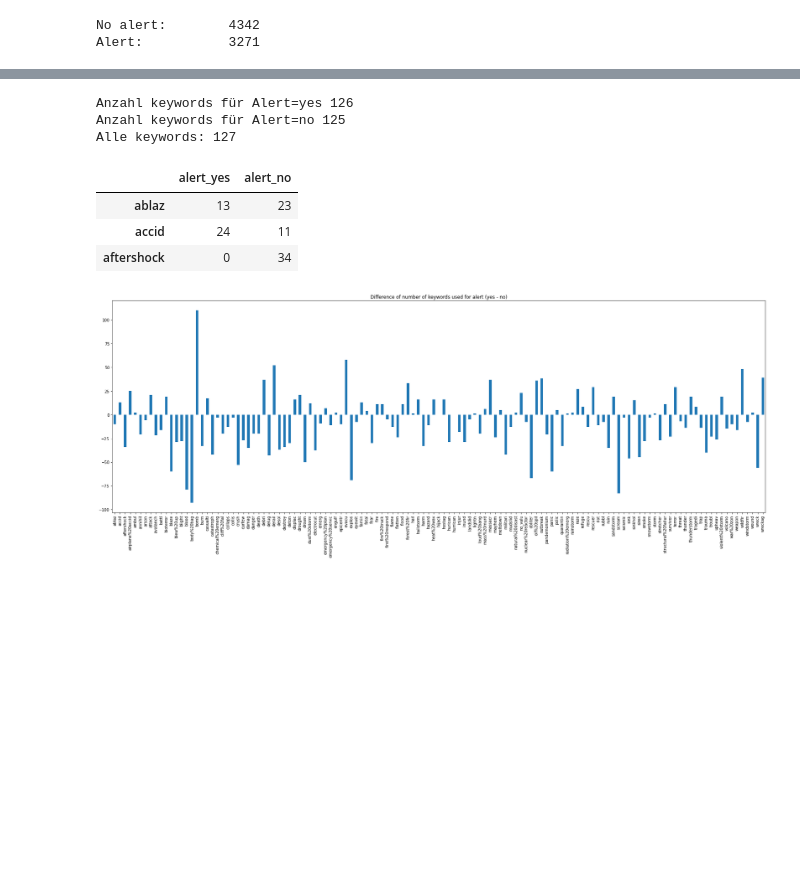
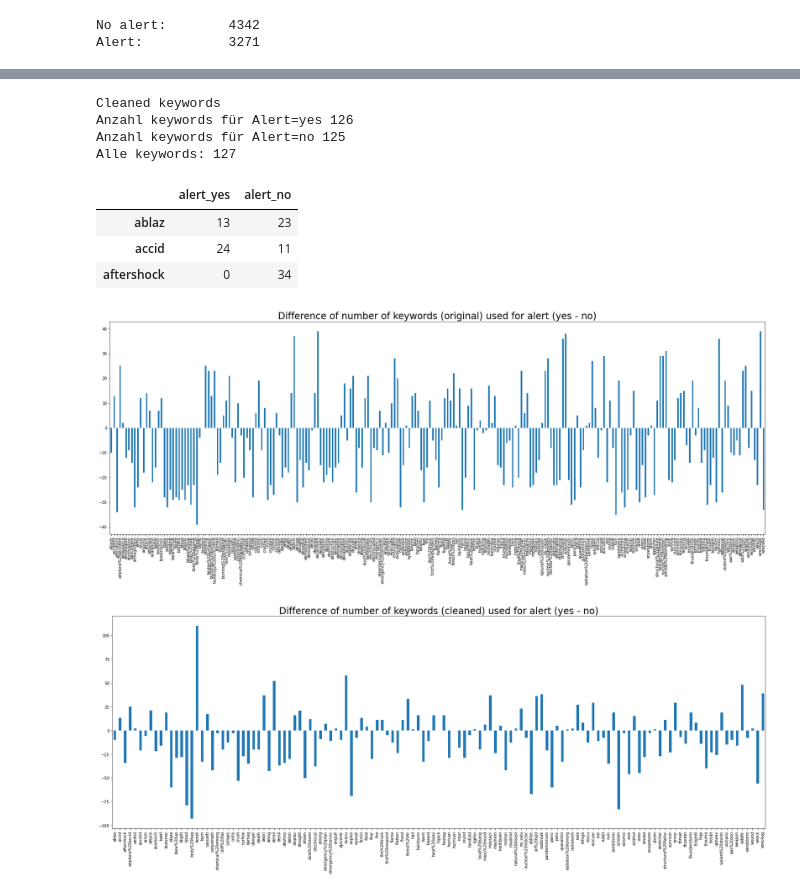
Before and after one commit to julia105/NLP-Project, a Jupyter notebook: Fire.ipynb, the cells around one changed output, grey strips where cells are left out. Saved outputs shown, nothing was run; the diff lists cells and outputs as text; code cells hidden in the pictures; blank space fills up the shorter version.

```diff
--- a/Fire.ipynb
+++ b/Fire.ipynb
@@ -189,6 +216,7 @@ kw_final_alert_yes['bomb']
 kw_final_alert_no['bomb']
 df_kw_final=pd.DataFrame(columns=['alert_yes','alert_no'])
 kw_sum=kw_final_alert_no + kw_final_alert_yes
+print("Cleaned keywords")
 print("Anzahl keywords für Alert=yes",len(kw_final_alert_yes))
 print("Anzahl keywords für Alert=no",len(kw_final_alert_no))
 print("Alle keywords:",len(kw_sum))
@@ -202,6 +230,7 @@ for key in kw_sum.index:
   df_kw_final.loc[key]=[y,n]
 df_kw_final.head(3)
 # %% [output]
+Cleaned keywords
 Anzahl keywords für Alert=yes 126
 Anzahl keywords für Alert=no 125
 Alle keywords: 127
@@ -209,11 +238,19 @@ Alle keywords: 127
 | ablaz | 13 | 23 |
 | accid | 24 | 11 |
 | aftershock | 0 | 34 |
+# %%
+plt.figure(figsize=(30,10))
+df_kw_pure['diff']=df_kw_pure.alert_yes - df_kw_pure.alert_no
+df_kw_pure['diff'].plot(kind='bar')
+plt.title("Difference of number of keywords (original) used for alert (yes - no)",fontsize=24)
+plt.show()
+# %% [output]
+[figure, added]
 # %%
 plt.figure(figsize=(30,10))
 df_kw_final['diff']=df_kw_final.alert_yes - df_kw_final.alert_no
 df_kw_final['diff'].plot(kind='bar')
-plt.title("Difference of number of keywords used for alert (yes - no)")
+plt.title("Difference of number of keywords (cleaned) used for alert (yes - no)", fontsize=24)
 plt.show()
 # %% [output]
-[figure, old version]
+[figure, new version]
```
Also changed, not shown: parts of 3 cells of this notebook.
